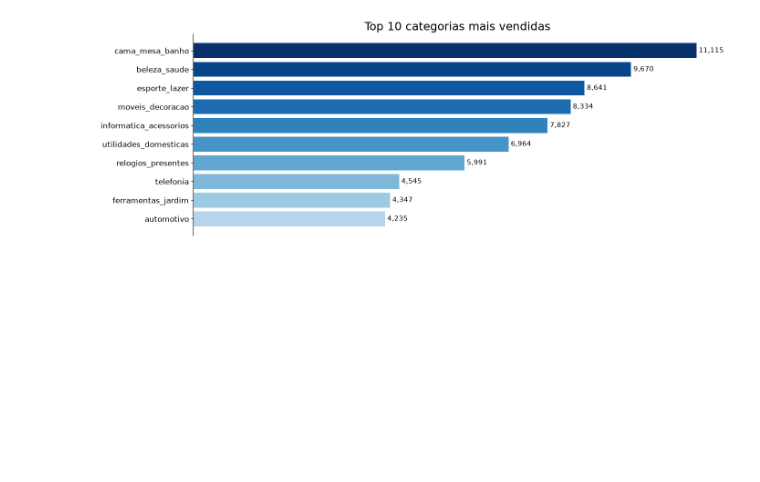
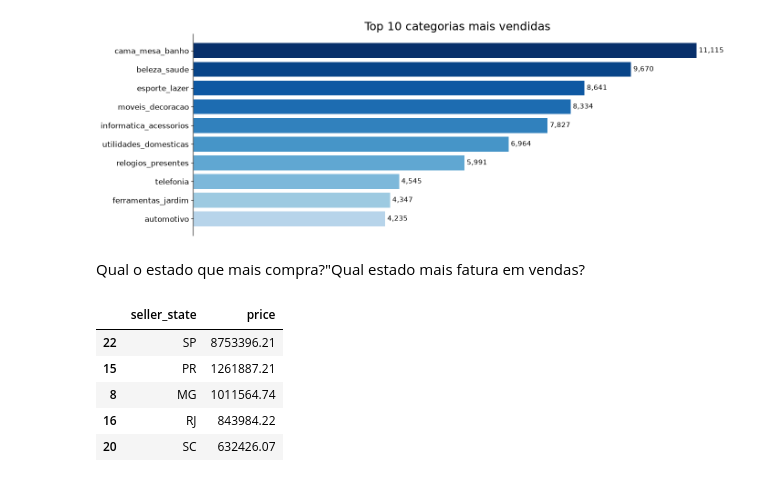
Before and after one commit to britovinicius1/olist-sales-analytics-pandas, a Jupyter notebook: notebooks/teste.ipynb, the cells around one changed output. Drawn from its saved outputs; the diff is of its cells as text; code cells hidden in the pictures; blank space fills up the shorter version.

```diff
--- a/notebooks/teste.ipynb
+++ b/notebooks/teste.ipynb
@@ -187,3 +187,18 @@ plt.tight_layout()
 plt.show()
 # %% [output]
 [figure]
+# %% [markdown]
+Qual o estado que mais compra?"Qual estado mais fatura em vendas?
+# %%
+df_order_items.merge(
+    df_sellers,
+    on='seller_id',
+    how='left'
+).groupby(by='seller_state')['price'].sum().reset_index().sort_values(by='price', ascending=False).head(5)
+# %% [output]
+|  | seller_state | price |
+| 22 | SP | 8753396.21 |
+| 15 | PR | 1261887.21 |
+| 8 | MG | 1011564.74 |
+| 16 | RJ | 843984.22 |
+| 20 | SC | 632426.07 |
```
Also changed, not shown: parts of 4 cells of this notebook.
